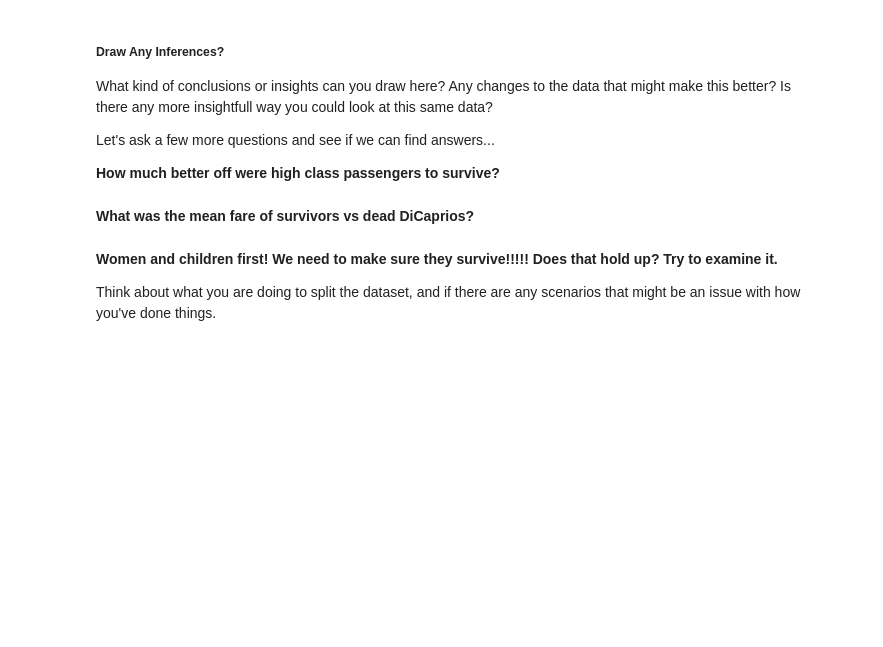
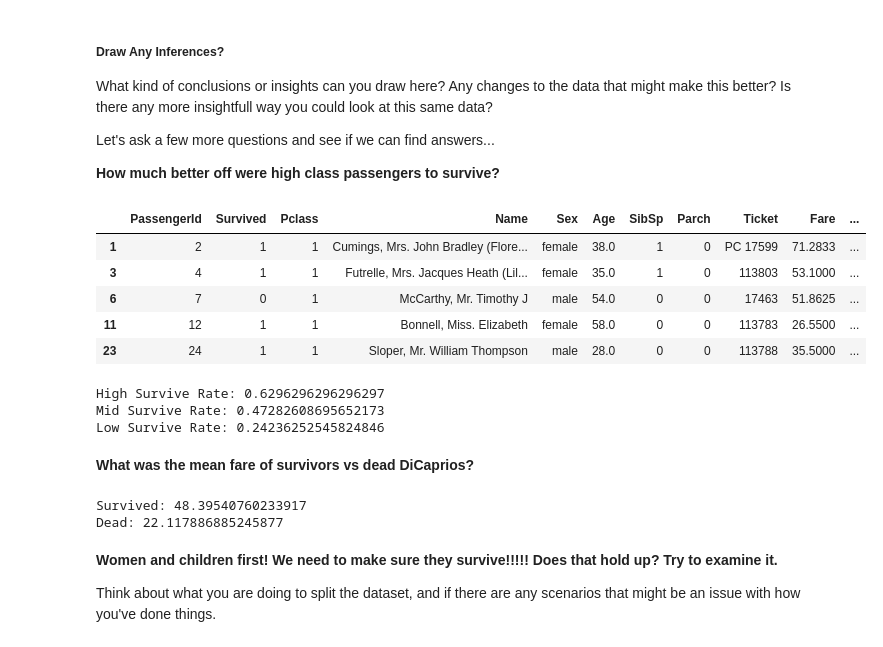
Before and after one commit to Isaacjimoh/Basic_Stats_in_Python_Student_Workbooks, a Jupyter notebook: 001_Basics.ipynb, the cells around one changed output. Cells and saved outputs as stored; diff of their text form; code cells hidden in the pictures; blank space fills up the shorter version.

```diff
--- a/001_Basics.ipynb
+++ b/001_Basics.ipynb
@@ -291,6 +579,15 @@ What kind of conclusions or insights can you draw here? Any changes to the data
 Let's ask a few more questions and see if we can find answers...
 
 <b>How much better off were high class passengers to survive?</b>
+# %%
+df_1.head()
+# %% [output]
+|  | PassengerId | Survived | Pclass | Name | Sex | Age | SibSp | Parch | Ticket | Fare | ... |
+| 1 | 2 | 1 | 1 | Cumings, Mrs. John Bradley (Flore... | female | 38.0 | 1 | 0 | PC 17599 | 71.2833 | ... |
+| 3 | 4 | 1 | 1 | Futrelle, Mrs. Jacques Heath (Lil... | female | 35.0 | 1 | 0 | 113803 | 53.1000 | ... |
+| 6 | 7 | 0 | 1 | McCarthy, Mr. Timothy J | male | 54.0 | 0 | 0 | 17463 | 51.8625 | ... |
+| 11 | 12 | 1 | 1 | Bonnell, Miss. Elizabeth | female | 58.0 | 0 | 0 | 113783 | 26.5500 | ... |
+| 23 | 24 | 1 | 1 | Sloper, Mr. William Thompson | male | 28.0 | 0 | 0 | 113788 | 35.5000 | ... |
 # %%
 ## Code Here
 
@@ -298,20 +595,53 @@ Let's ask a few more questions and see if we can find answers...
 #When we're exploring the data there's usually several ways to look for the insights, sometimes some are better than others.
 #What makes the most sense depends on the data, you'll get better at deciding with experience.
 
+#sum up the number of survived passengers from our dataframe per their classess. put them in a variable
+
 high_survive = df_1["Survived"].sum()
+mid_survive = df_2["Survived"].sum()
 low_survive = df_3["Survived"].sum()
 
-print("High Survive Rate:", high_survive/df_1.shape[0])
-print("Low Survive Rate:", low_survive/df_3.shape[0])
+#Then you divide each class by the number of Survived passengers in the data frame.
+#to get total number of passenger is df.shape
+#df.shape[0] gives the first value
+
+high_survive = high_survive/df_1.shape[0]
+mid_survive = mid_survive/df_2.shape[0]
+low_survive = low_survive/df_3.shape[0]
+
+print("High Survive Rate:", high_survive)
+print("Mid Survive Rate:", mid_survive)
+print("Low Survive Rate:", low_survive)
+
+                #OR
+#print("High Survive Rate:", high_survive/df_1.shape[0])
+#print("Low Survive Rate:", low_survive/df_3.shape[0])
+# %% [output]
+High Survive Rate: 0.6296296296296297
+Mid Survive Rate: 0.47282608695652173
+Low Survive Rate: 0.24236252545824846
 # %% [markdown]
 <b>What was the mean fare of survivors vs dead DiCaprios?</b>
 # %%
 # Code Here
-surv_fare = df[df["Survived"] == 1]
-print("Survived:", surv_fare["Fare"].mean())
+Surv_diCaprios = df["Survived"]
+surv_1 = df[Surv_diCaprios==1]
+surv_fare = surv_1["Fare"].mean()
+print("Survived:", surv_fare)
 
-dead_fare = df[df["Survived"] == 0]
-print("Dead:", dead_fare["Fare"].mean())
+dead_diCaprios = df["Survived"]
+dead_0 = df[dead_diCaprios==0]
+dead_fare = dead_0["Fare"].mean()
+print("Dead:", dead_fare)
+            #OR
+#surv_fare = df[df["Survived"] == 1]
+#print("Survived:", surv_fare["Fare"].mean())
+
+#dead_fare = df[df["Survived"] == 0]
+#print("Dead:", dead_fare["Fare"].mean())
+# %% [output]
+Survived: 48.39540760233917
+Dead: 22.117886885245877
 # %% [markdown]
 <b>Women and children first! We need to make sure they survive!!!!! Does that hold up? Try to examine it.</b>
 
```
Also changed, not shown: parts of 31 cells of this notebook.
